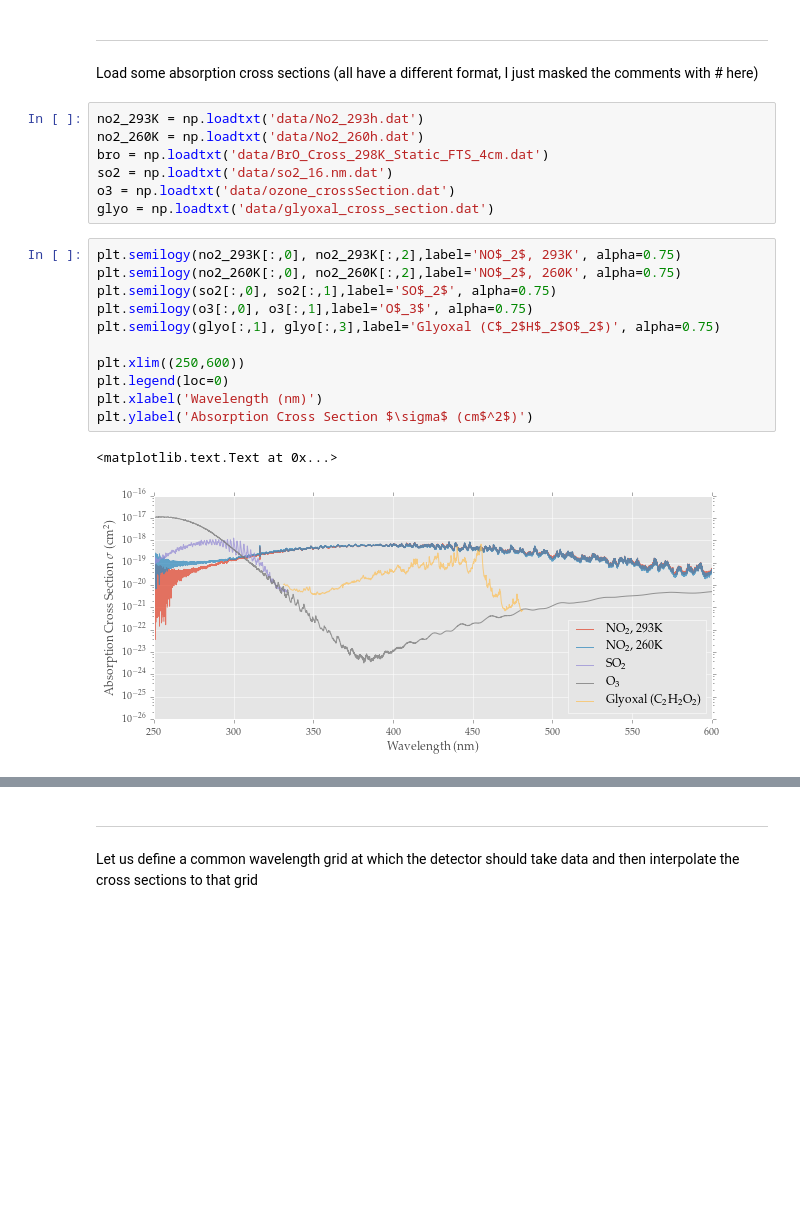
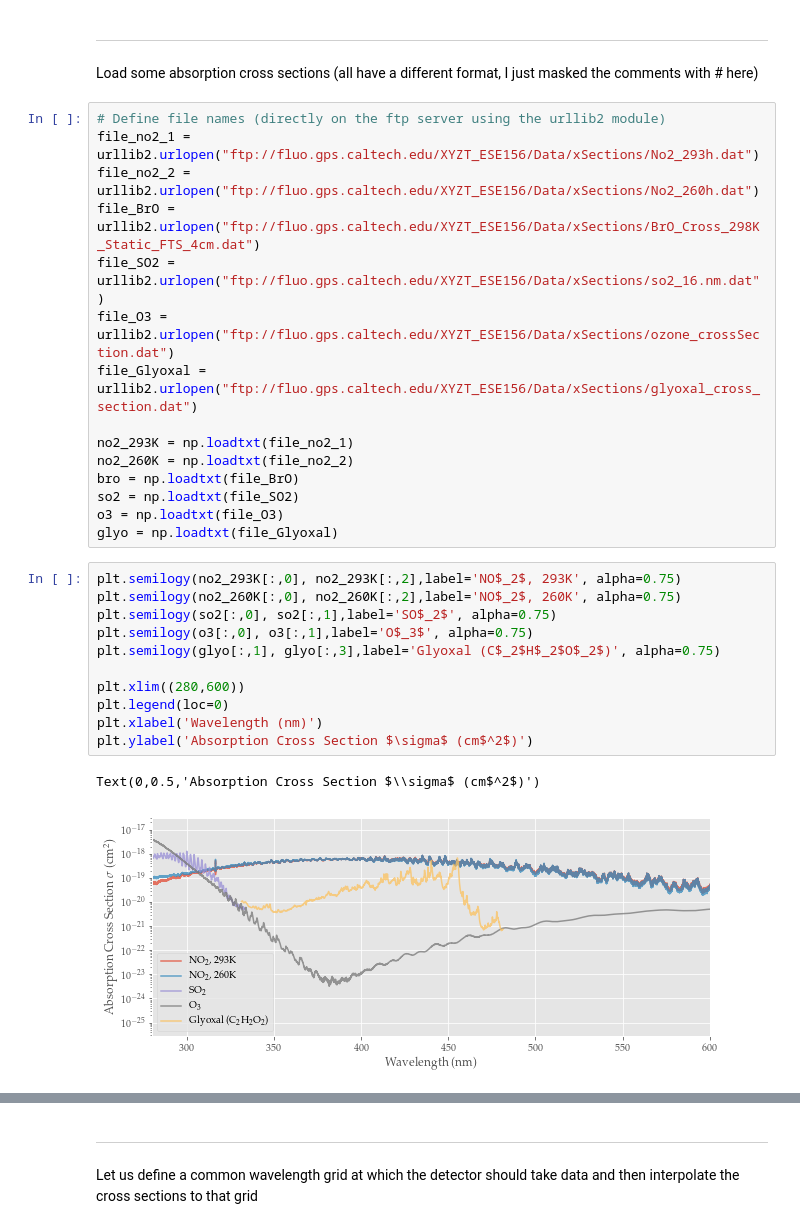
Before and after one commit to cfranken/ESE156, a Jupyter notebook: Week1/notebooks/ESE156_Example2_SpectralFits.ipynb, the cells around one changed output, grey strips where cells are left out. Cells and saved outputs as stored; diff of their text form; blank space fills up the shorter version.

Commit message:
Changed with URLlib

```diff
--- a/Week1/notebooks/ESE156_Example2_SpectralFits.ipynb
+++ b/Week1/notebooks/ESE156_Example2_SpectralFits.ipynb
@@ -34,27 +35,35 @@ figsize(10,4)
 # %% [markdown]
 ____
 Load some absorption cross sections (all have a different format, I just masked the comments with # here)
-# %%
-no2_293K = np.loadtxt('data/No2_293h.dat')
-no2_260K = np.loadtxt('data/No2_260h.dat')
-bro = np.loadtxt('data/BrO_Cross_298K_Static_FTS_4cm.dat')
-so2 = np.loadtxt('data/so2_16.nm.dat')
-o3 = np.loadtxt('data/ozone_crossSection.dat')
-glyo = np.loadtxt('data/glyoxal_cross_section.dat')
+# %%
+# Define file names (directly on the ftp server using the urllib2 module)
+file_no2_1 = urllib2.urlopen("ftp://fluo.gps.caltech.edu/XYZT_ESE156/Data/xSections/No2_293h.dat")
+file_no2_2 = urllib2.urlopen("ftp://fluo.gps.caltech.edu/XYZT_ESE156/Data/xSections/No2_260h.dat")
+file_BrO = urllib2.urlopen("ftp://fluo.gps.caltech.edu/XYZT_ESE156/Data/xSections/BrO_Cross_298K_Static_FTS_4cm.dat")
+file_SO2 = urllib2.urlopen("ftp://fluo.gps.caltech.edu/XYZT_ESE156/Data/xSections/so2_16.nm.dat")
+file_O3 = urllib2.urlopen("ftp://fluo.gps.caltech.edu/XYZT_ESE156/Data/xSections/ozone_crossSection.dat")
+file_Glyoxal = urllib2.urlopen("ftp://fluo.gps.caltech.edu/XYZT_ESE156/Data/xSections/glyoxal_cross_section.dat")
+
+no2_293K = np.loadtxt(file_no2_1)
+no2_260K = np.loadtxt(file_no2_2)
+bro = np.loadtxt(file_BrO)
+so2 = np.loadtxt(file_SO2)
+o3 = np.loadtxt(file_O3)
+glyo = np.loadtxt(file_Glyoxal)
 # %%
 plt.semilogy(no2_293K[:,0], no2_293K[:,2],label='NO$_2$, 293K', alpha=0.75)
 plt.semilogy(no2_260K[:,0], no2_260K[:,2],label='NO$_2$, 260K', alpha=0.75)
 plt.semilogy(so2[:,0], so2[:,1],label='SO$_2$', alpha=0.75)
 plt.semilogy(o3[:,0], o3[:,1],label='O$_3$', alpha=0.75)
 plt.semilogy(glyo[:,1], glyo[:,3],label='Glyoxal (C$_2$H$_2$O$_2$)', alpha=0.75)
 
-plt.xlim((250,600))
+plt.xlim((280,600))
 plt.legend(loc=0)
 plt.xlabel('Wavelength (nm)')
 plt.ylabel('Absorption Cross Section $\sigma$ (cm$^2$)')
 # %% [output]
-<matplotlib.text.Text at 0x...>
+Text(0,0.5,'Absorption Cross Section $\\sigma$ (cm$^2$)')
-[figure, old version]
+[figure, new version]
 # %%
 plt.semilogy(no2_293K[:,0], no2_293K[:,2],label='NO$_2$, 293K', alpha=0.75)
 plt.semilogy(no2_260K[:,0], no2_260K[:,2],label='NO$_2$, 260K', alpha=0.75)
```
Also changed, not shown: parts of 8 cells of this notebook.
